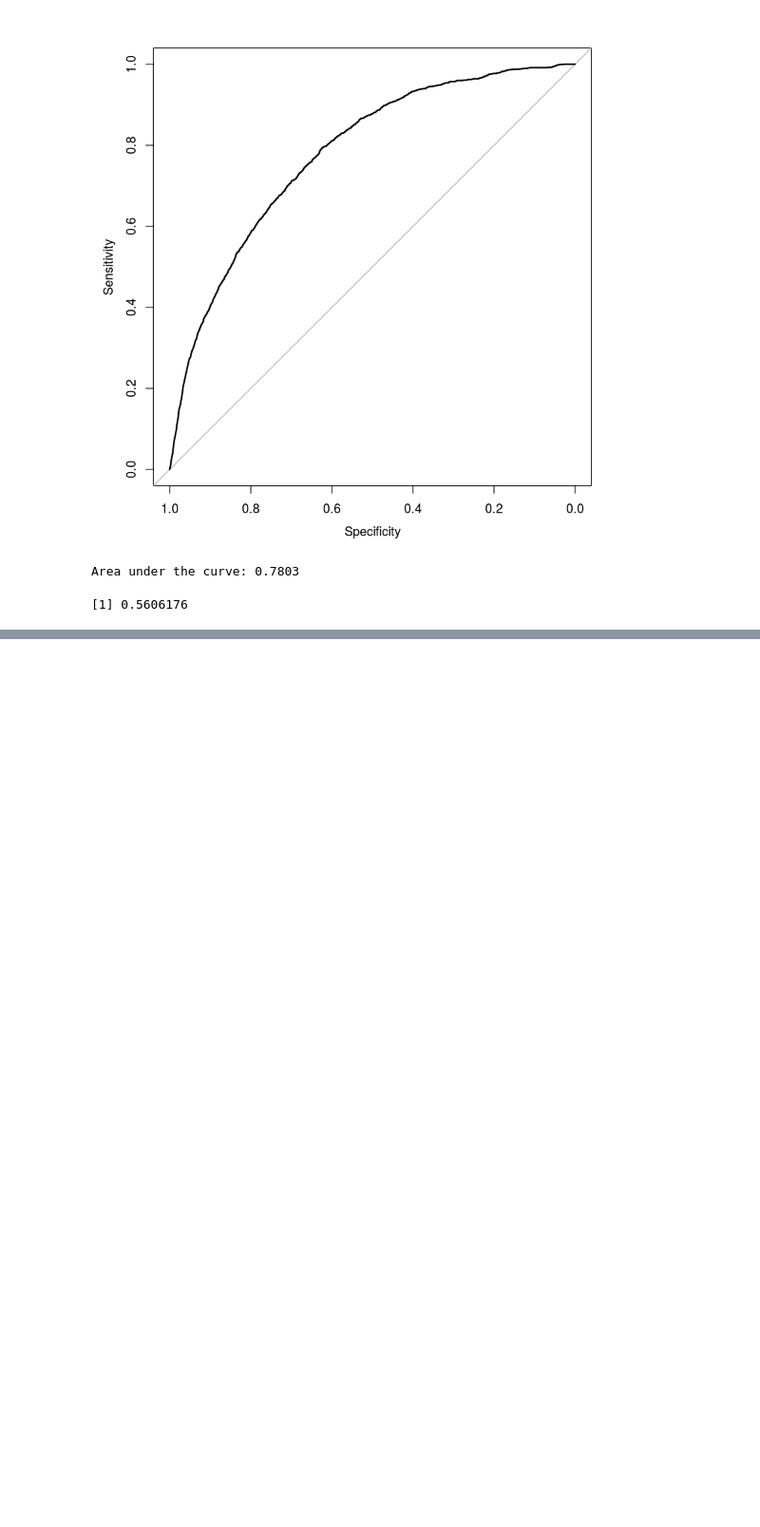
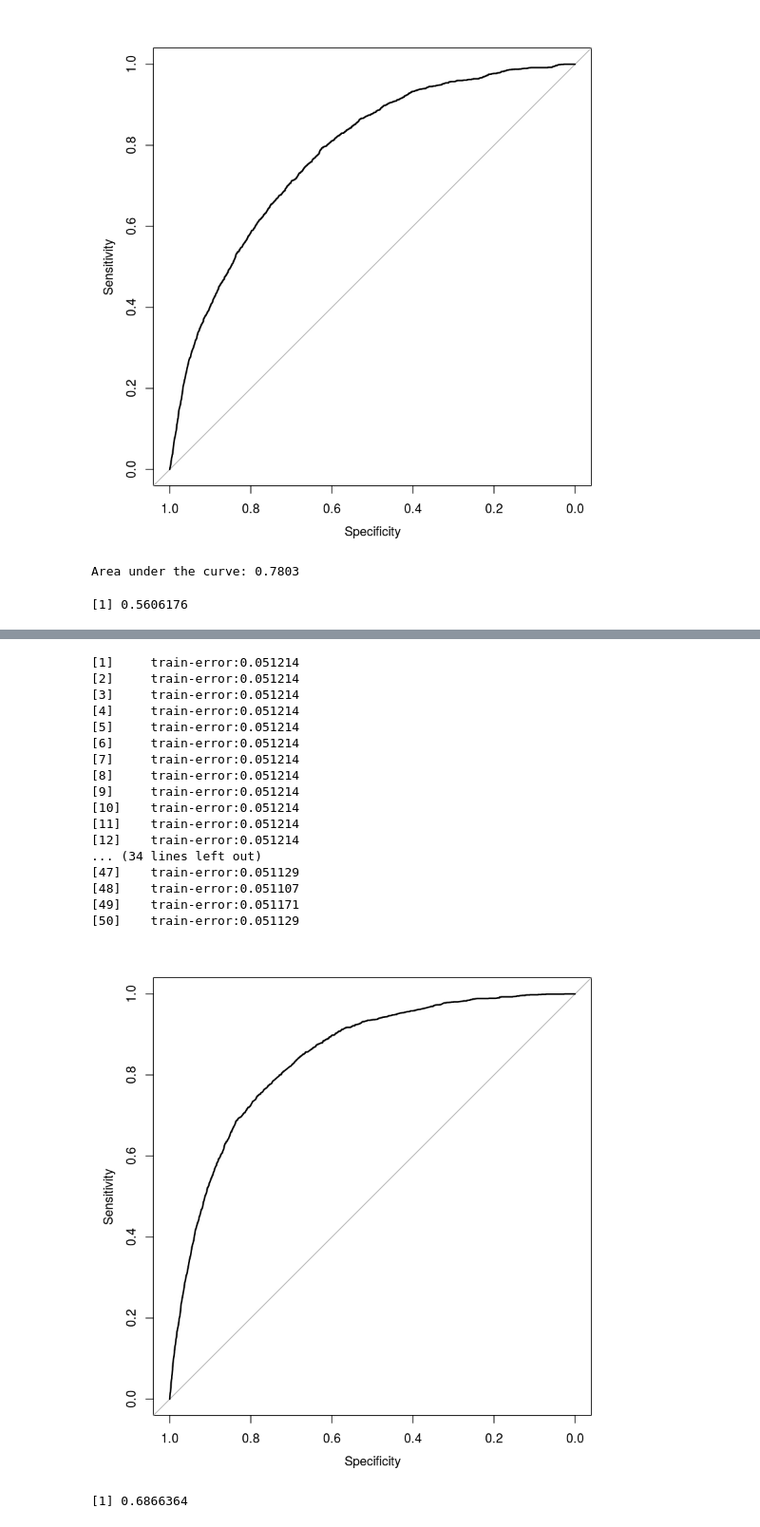
Before and after one commit to Noctiphobia/ABH-Classification, a Jupyter notebook: preproc_notebook.ipynb, the cells around one changed output, grey strips where cells are left out. Shown: that part at 95% size. Cells and saved outputs as stored; diff of their text form; code cells hidden in the pictures; blank space fills up the shorter version.

```diff
--- a/preproc_notebook.ipynb
+++ b/preproc_notebook.ipynb
@@ -640,0 +853,43 @@ Area under the curve: 0.7803
+# %%
+n = nrow(train4)
+s1 = 1:(n/2)
+s2 = ((n/2)+1):n
+
+trainxg = xgb.DMatrix(md[s1,],label=train4$Sale.success[s1])
+testxg = xgb.DMatrix(md[s2,])
+train_g = trainxg
+test_g = testxg
+
+testy_g = train4$Sale.success[s2]
+
+#test_g = test_g[,-which(colnames(test_g)=='Sale.success')]
+
+g=  xgboost(params= xgModel$bestTune, data = trainxg, nrounds=50, objective = "binary:logistic")
+
+pred = predict(g,test_g,type="response")
+
+r = roc(testy_g,pred)
+plot.roc(r)
+# %% [output]
+[1]     train-error:0.051214
+[2]     train-error:0.051214
+[3]     train-error:0.051214
+[4]     train-error:0.051214
+[5]     train-error:0.051214
+[6]     train-error:0.051214
+[7]     train-error:0.051214
+[8]     train-error:0.051214
+[9]     train-error:0.051214
+[10]    train-error:0.051214
+[11]    train-error:0.051214
+[12]    train-error:0.051214
+... (34 lines left out)
+[47]    train-error:0.051129
+[48]    train-error:0.051107
+[49]    train-error:0.051171
+[50]    train-error:0.051129
+[figure, added]
+# %%
+2*pROC::auc(r)-1
+# %% [output]
+[1] 0.6866364
```
Also changed, not shown: parts of 37 cells of this notebook.
